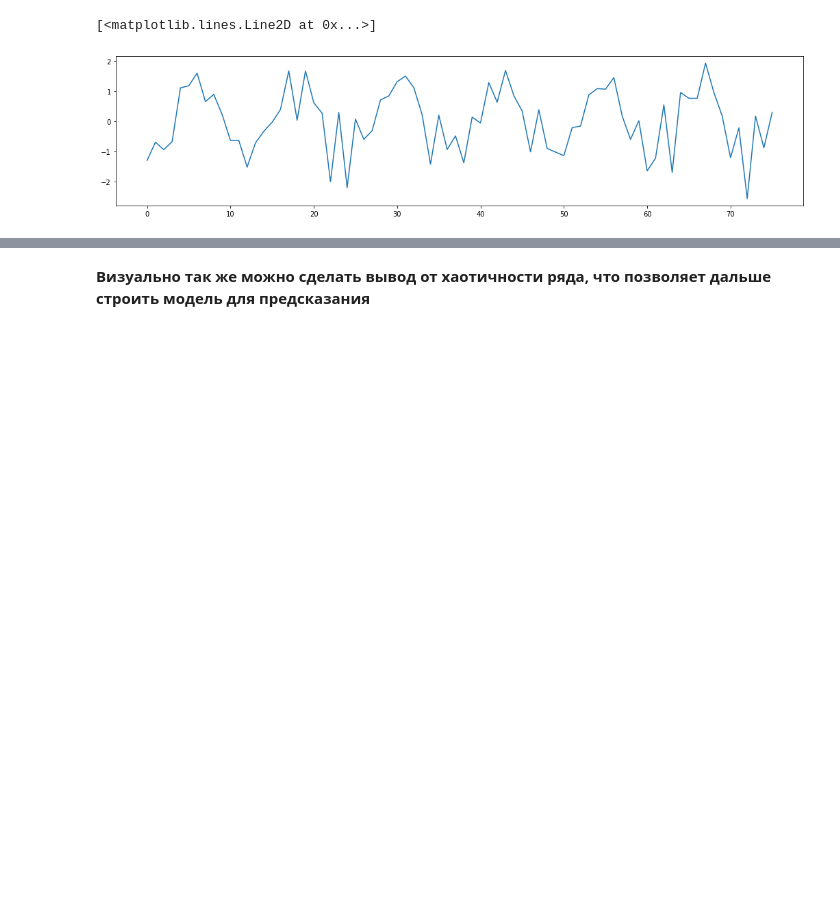
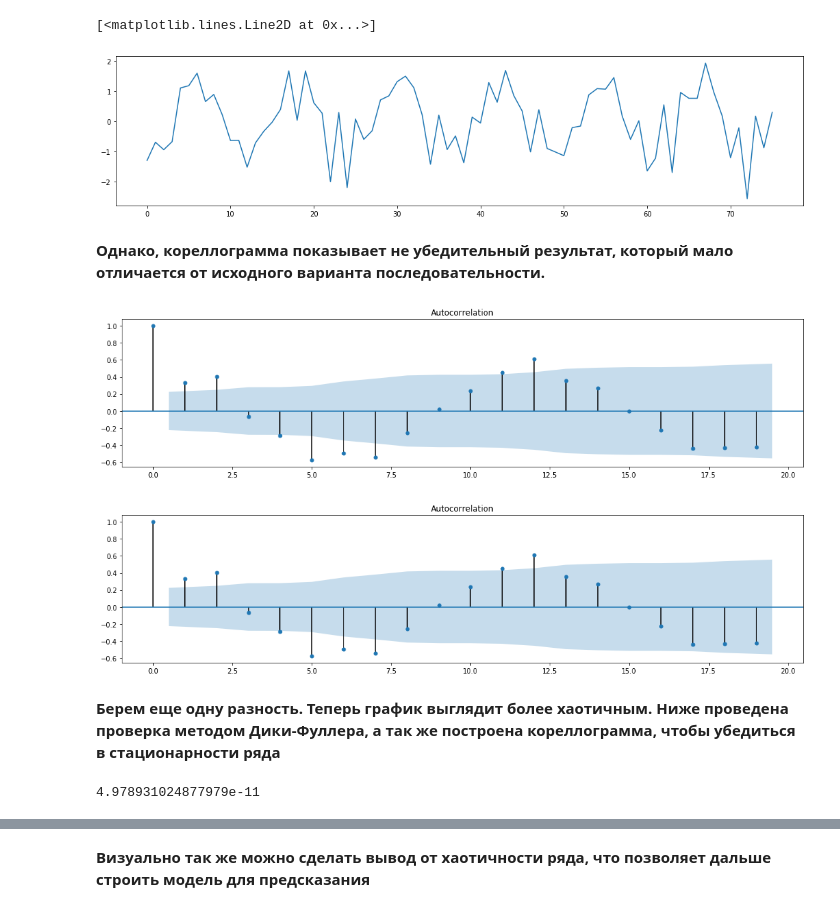
Before and after one commit to Laexey/DataScianceLearn, a Jupyter notebook: TimeSeries/Вр_ряды_ДЗ_1.ipynb, the cells around one changed output, grey strips where cells are left out. Cells and saved outputs as stored; diff of their text form; code cells hidden in the pictures; blank space fills up the shorter version.

```diff
--- a/TimeSeries/Вр_ряды_ДЗ_1.ipynb
+++ b/TimeSeries/Вр_ряды_ДЗ_1.ipynb
@@ -97,3 +97,12 @@ plt.plot(ts2)
 # %% [output]
 [<matplotlib.lines.Line2D at 0x...>]
 [figure]
+# %% [markdown]
+**Однако, кореллограмма показывает не убедительный результат, который мало отличается от исходного варианта последовательности.**
+# %%
+plot_acf(ts2)
+# %% [output]
+[figure, added]
+[figure, added]
+# %% [markdown]
+**Берем еще одну разность. Теперь график выглядит более хаотичным. Ниже проведена проверка методом Дики-Фуллера, а так же построена кореллограмма, чтобы убедиться в стационарности ряда**
@@ -99,0 +111,4 @@ plt.plot(ts2)
+# %%
+adfuller(ts3)[1]
+# %% [output]
+4.978931024877979e-11
```
Also changed, not shown: parts of 3 cells of this notebook.
